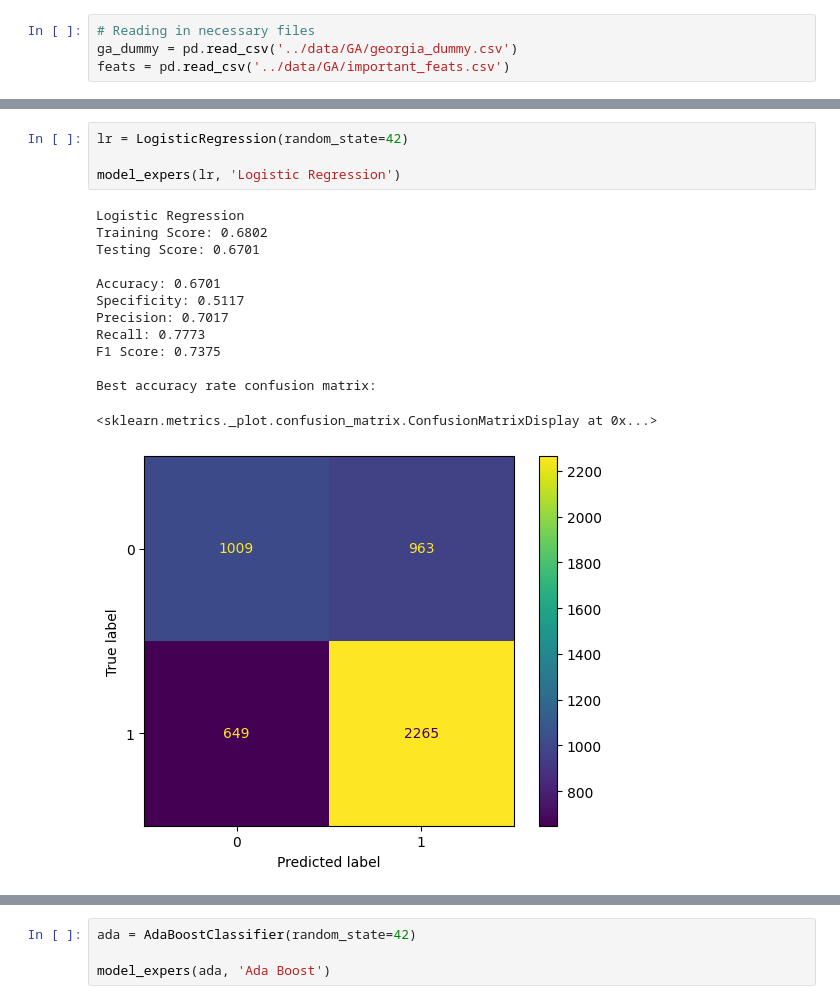
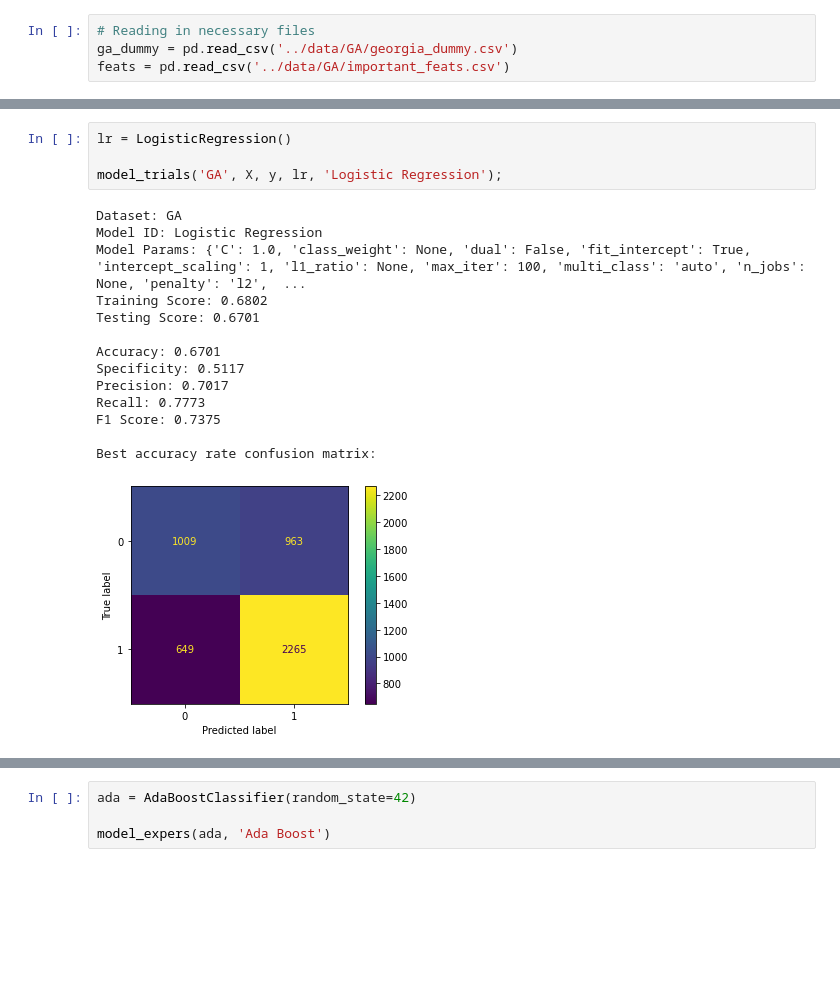
Before and after one commit to ga-dsi-822-group4/recidivism, a Jupyter notebook: notebooks/03a_experiments.ipynb, the cells around one changed output, grey strips where cells are left out. Drawn from its saved outputs; the diff is of its cells as text; blank space fills up the shorter version.

```diff
--- a/notebooks/03a_experiments.ipynb
+++ b/notebooks/03a_experiments.ipynb
@@ -294,21 +393,22 @@ Best accuracy rate confusion matrix:
 # %%
-lr = LogisticRegression(random_state=42)
+lr = LogisticRegression()
 
-model_expers(lr, 'Logistic Regression')
+model_trials('GA', X, y, lr, 'Logistic Regression');
 # %% [output]
-Logistic Regression
+Dataset: GA
+Model ID: Logistic Regression
+Model Params: {'C': 1.0, 'class_weight': None, 'dual': False, 'fit_intercept': True, 'intercept_scaling': 1, 'l1_ratio': None, 'max_iter': 100, 'multi_class': 'auto', 'n_jobs': None, 'penalty': 'l2',  ...
 Training Score: 0.6802
 Testing Score: 0.6701
 
 Accuracy: 0.6701
 Specificity: 0.5117
 Precision: 0.7017
 Recall: 0.7773
 F1 Score: 0.7375
 
 Best accuracy rate confusion matrix:
-<sklearn.metrics._plot.confusion_matrix.ConfusionMatrixDisplay at 0x...>
-[figure, old version]
+[figure, new version]
 # %%
 knn = Pipeline([
     ('ss', StandardScaler()),
```
Also changed, not shown: parts of 26 cells of this notebook, 1 other file.
